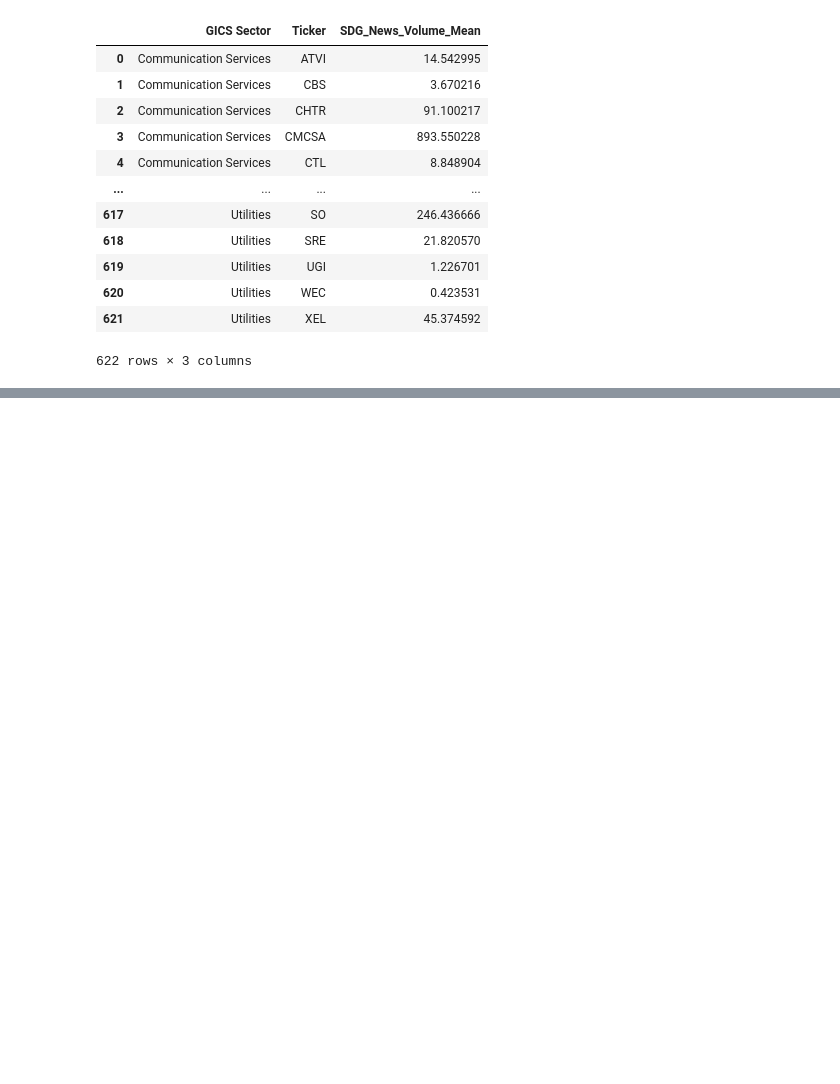
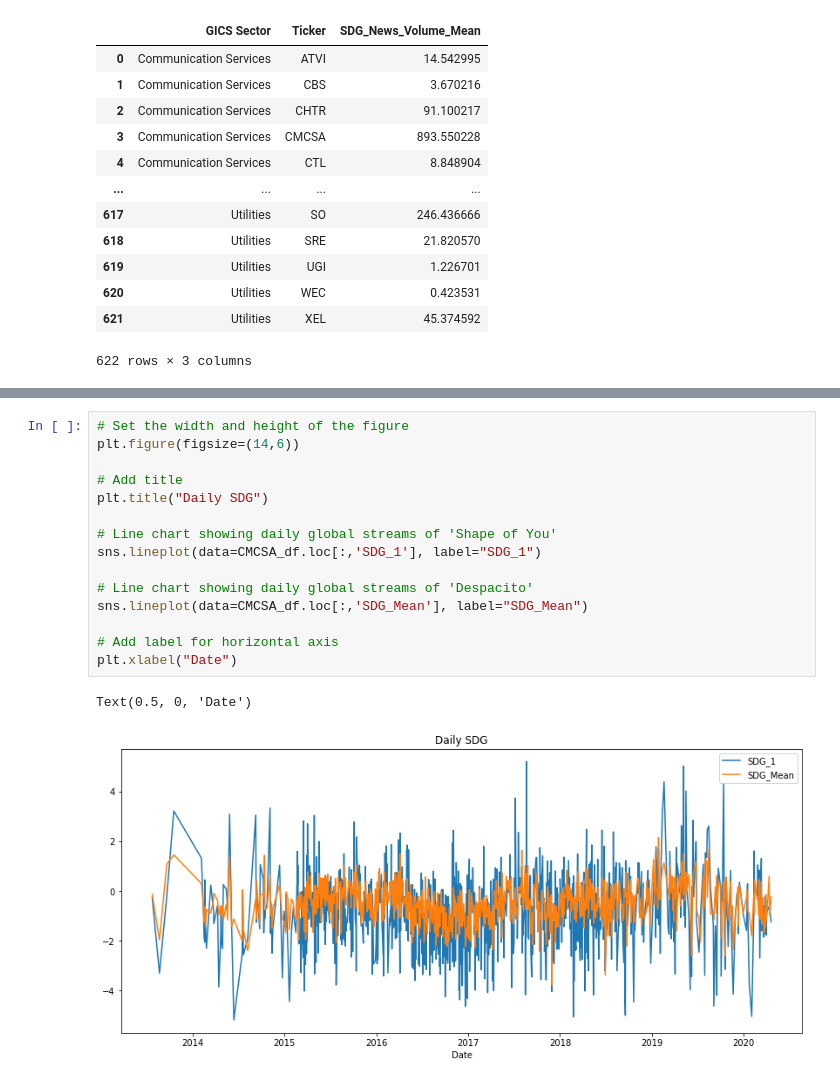
Before and after one commit to SavannahY/Global-A.I.-Data-Science, a Jupyter notebook: SDG.ipynb, the cells around one changed output, grey strips where cells are left out. Saved outputs shown, nothing was run; the diff lists cells and outputs as text; blank space fills up the shorter version.

```diff
--- a/SDG.ipynb
+++ b/SDG.ipynb
@@ -139,0 +390,18 @@ grouped_df['SDG_News_Volume_Mean'].var().reset_index()
+# %%
+# Set the width and height of the figure
+plt.figure(figsize=(14,6))
+
+# Add title
+plt.title("Daily SDG")
+
+# Line chart showing daily global streams of 'Shape of You'
+sns.lineplot(data=CMCSA_df.loc[:,'SDG_1'], label="SDG_1")
+
+# Line chart showing daily global streams of 'Despacito'
+sns.lineplot(data=CMCSA_df.loc[:,'SDG_Mean'], label="SDG_Mean")
+
+# Add label for horizontal axis
+plt.xlabel("Date")
+# %% [output]
+Text(0.5, 0, 'Date')
+[figure, added]
```
Also changed, not shown: parts of 33 cells of this notebook.
